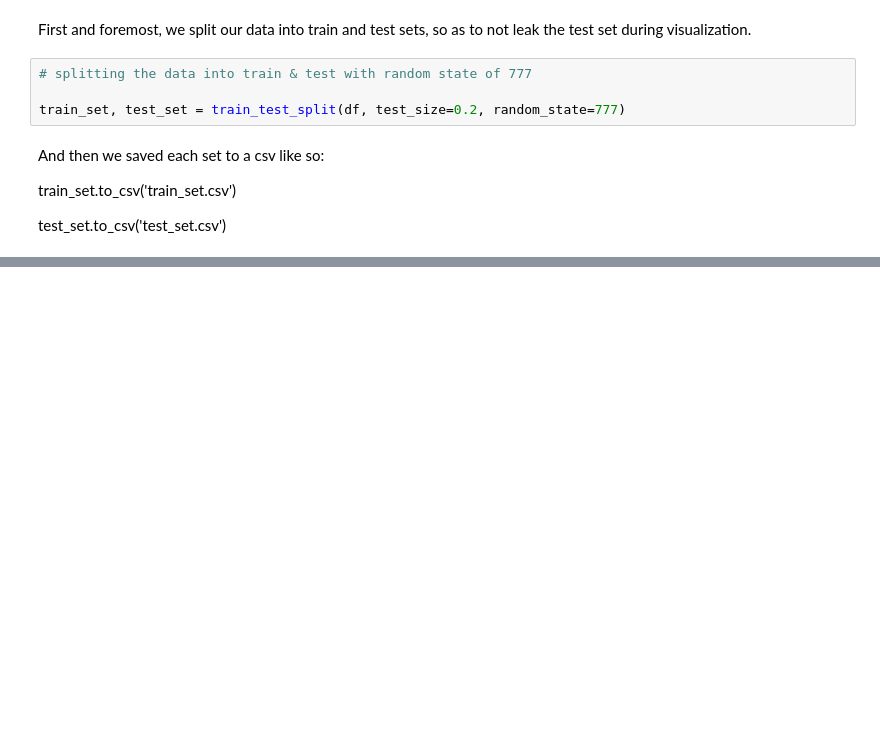
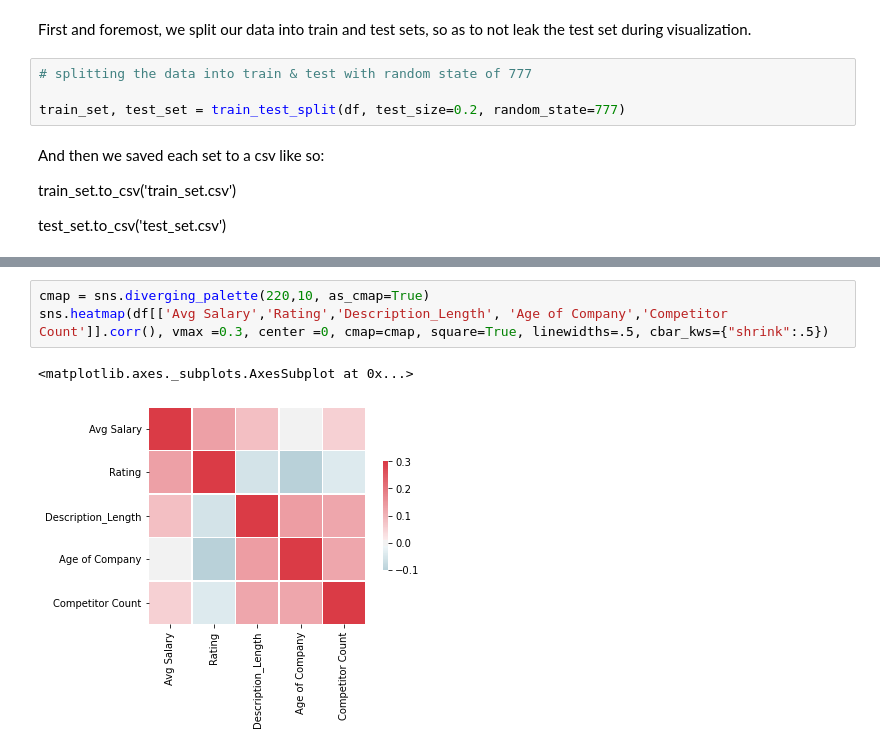
Before and after one commit to Aviost111/ds_project, a Jupyter notebook: GLASSDOOR SALARY PREDICTION PROJECT.ipynb, the cells around one changed output, grey strips where cells are left out. Cells and saved outputs as stored; diff of their text form; blank space fills up the shorter version.

```diff
--- a/GLASSDOOR SALARY PREDICTION PROJECT.ipynb
+++ b/GLASSDOOR SALARY PREDICTION PROJECT.ipynb
@@ -359,0 +424,6 @@ df=pd.read_csv('train_set.csv',index_col=0)
+# %%
+cmap = sns.diverging_palette(220,10, as_cmap=True)
+sns.heatmap(df[['Avg Salary','Rating','Description_Length', 'Age of Company','Competitor Count']].corr(), vmax =0.3, center =0, cmap=cmap, square=True, linewidths=.5, cbar_kws={"shrink":.5})
+# %% [output]
+<matplotlib.axes._subplots.AxesSubplot at 0x...>
+[figure, added]
```
Also changed, not shown: parts of 9 cells of this notebook, 2 other files.
